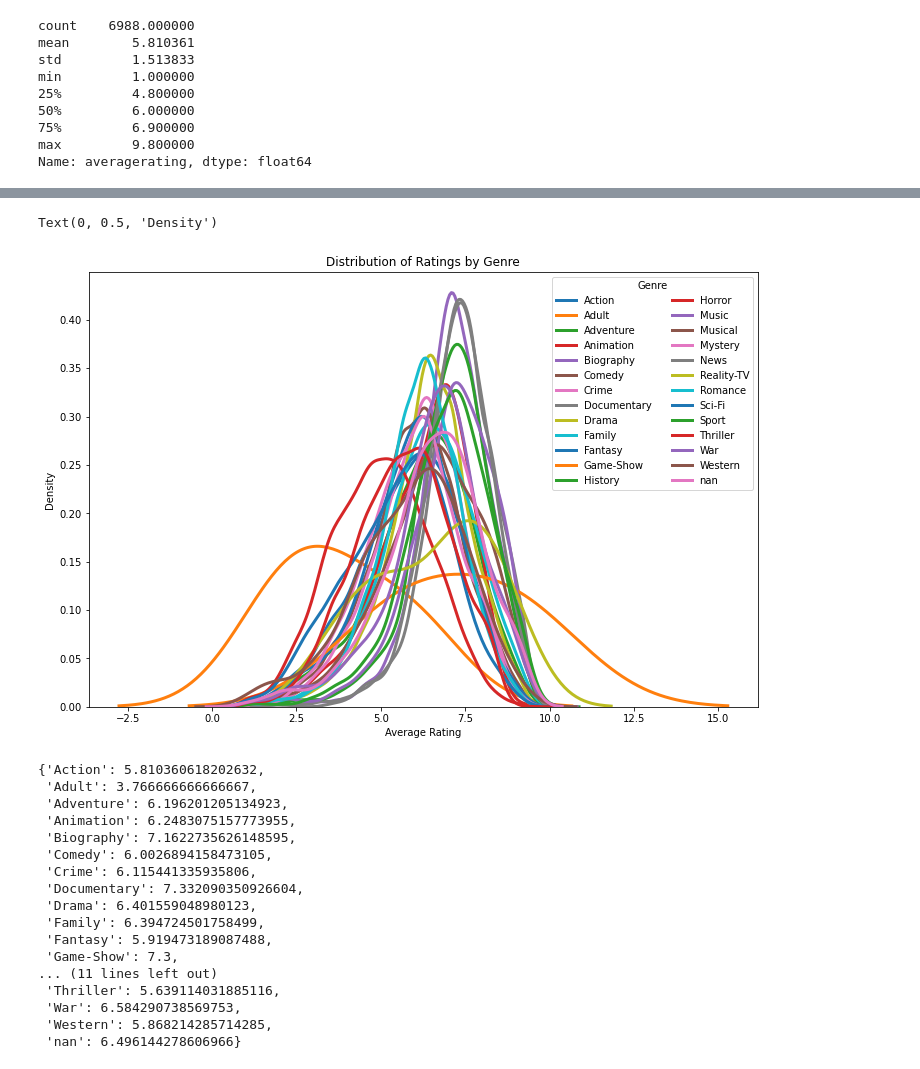
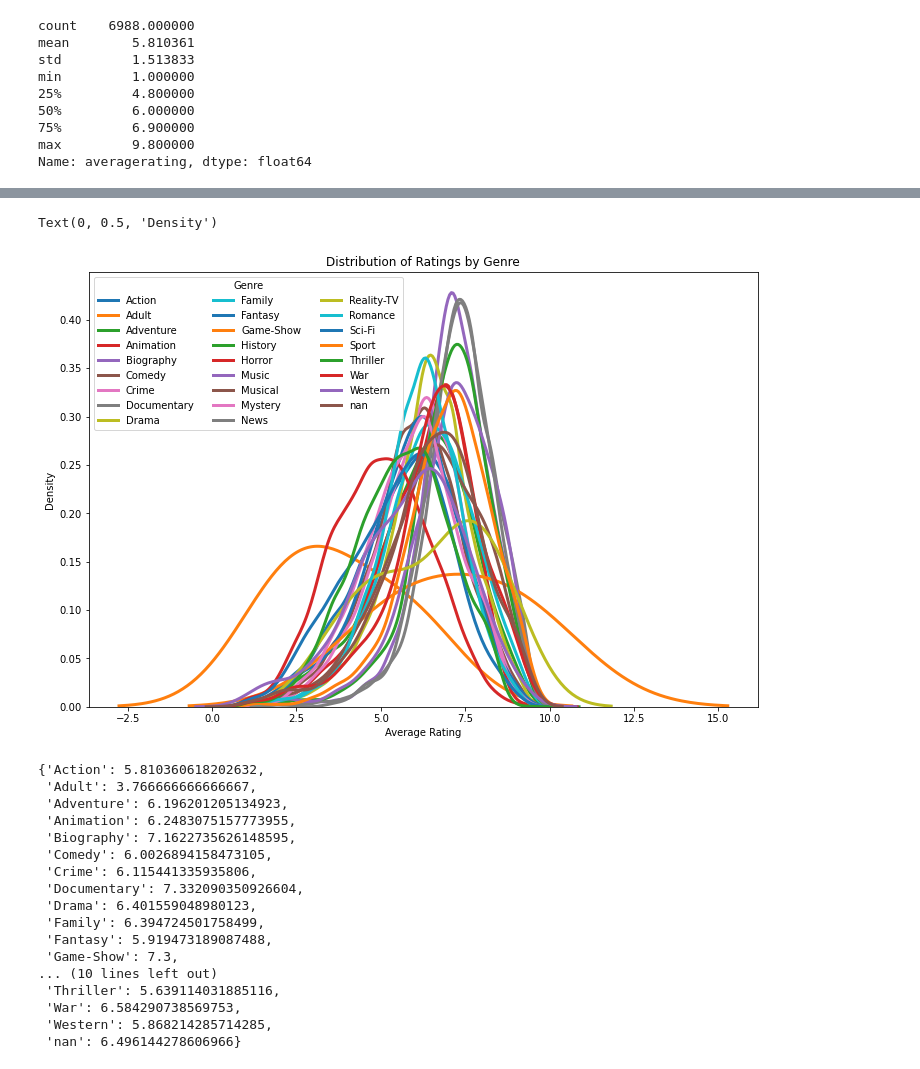
Before and after one commit to jonnyhof/phase1_project, a Jupyter notebook: scratch.ipynb, the cells around one changed output, grey strips where cells are left out. Saved outputs shown, nothing was run; the diff lists cells and outputs as text; code cells hidden in the pictures.

```diff
--- a/scratch.ipynb
+++ b/scratch.ipynb
@@ -167,0 +147,10 @@ list_of_genre_types
+# %%
+list_of_genre_types.sort()
+
+# Remove the 'Short' genre because it only has one entry :(
+# Doing so early here makes for best consistency
+# Also should remove NaN
+
+list_of_genre_types.remove('Short')
+#list_of_genre_types.remove('nan')
+list_of_genre_types
@@ -216,20 +189,20 @@ Name: averagerating, Length: 17290, dtype: float64
 # %%
 fig, ax = plt.subplots(figsize=(12,8))
 
 for genre in list_of_genre_types:
     # Subset to the genre
     subset = basics_ratings[basics_ratings[genre] == True]
 
     # Draw the density plot
     sns.distplot(subset['averagerating'], hist = False, kde = True,
                  kde_kws = {'linewidth': 3},
                  label = genre)
 
 # Plot formatting
-plt.legend(prop={'size': 10}, title = 'Genre', ncol=2)
+plt.legend(prop={'size': 10}, title = 'Genre', ncol=3)
 plt.title('Distribution of Ratings by Genre')
 plt.xlabel('Average Rating')
 plt.ylabel('Density')
 # %% [output]
 Text(0, 0.5, 'Density')
-[figure, old version]
+[figure, new version]
@@ -253,7 +231,7 @@ ratings_dict
  'Family': 6.394724501758499,
  'Fantasy': 5.919473189087488,
  'Game-Show': 7.3,
-... (11 lines left out)
+... (10 lines left out)
  'Thriller': 5.639114031885116,
  'War': 6.584290738569753,
  'Western': 5.868214285714285,
```
Also changed, not shown: parts of 18 cells of this notebook.
